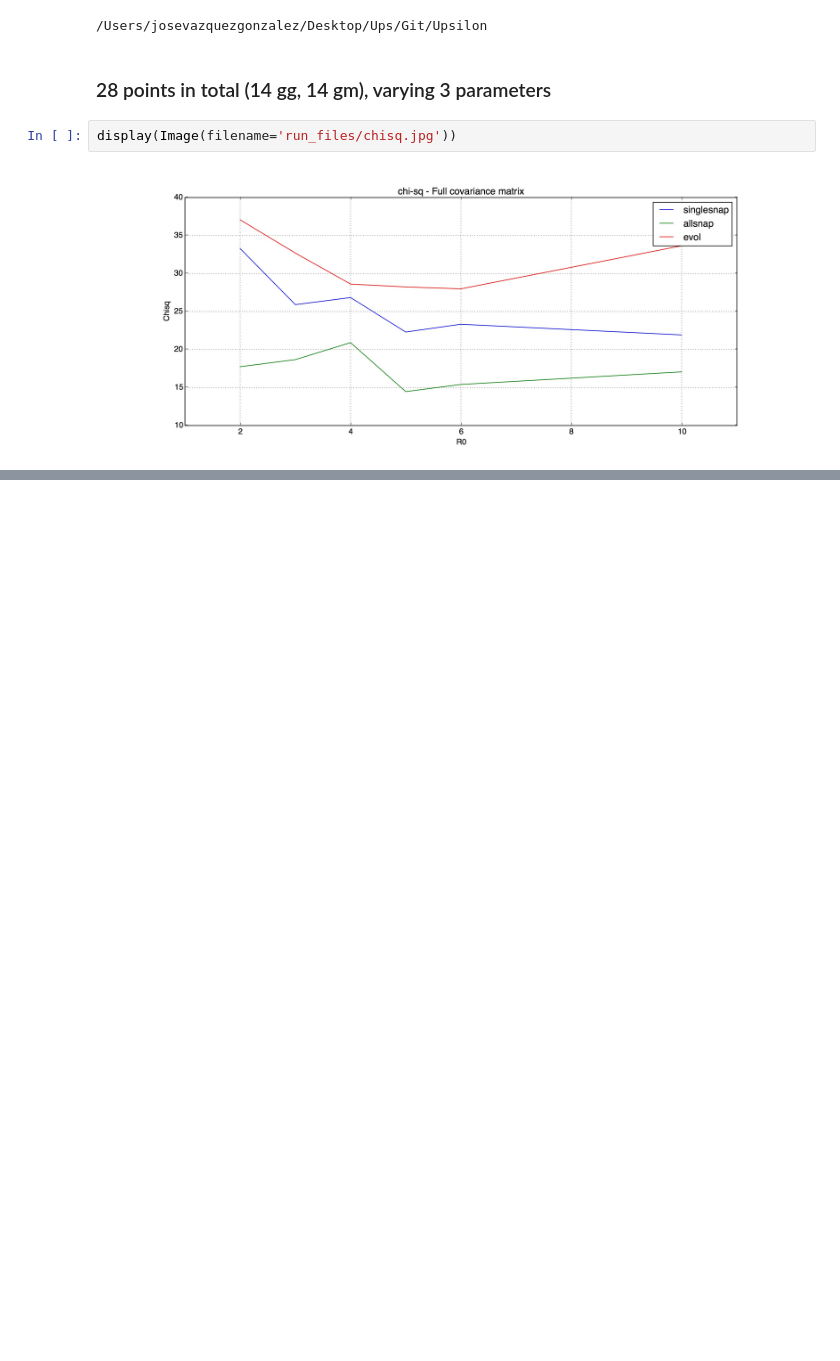
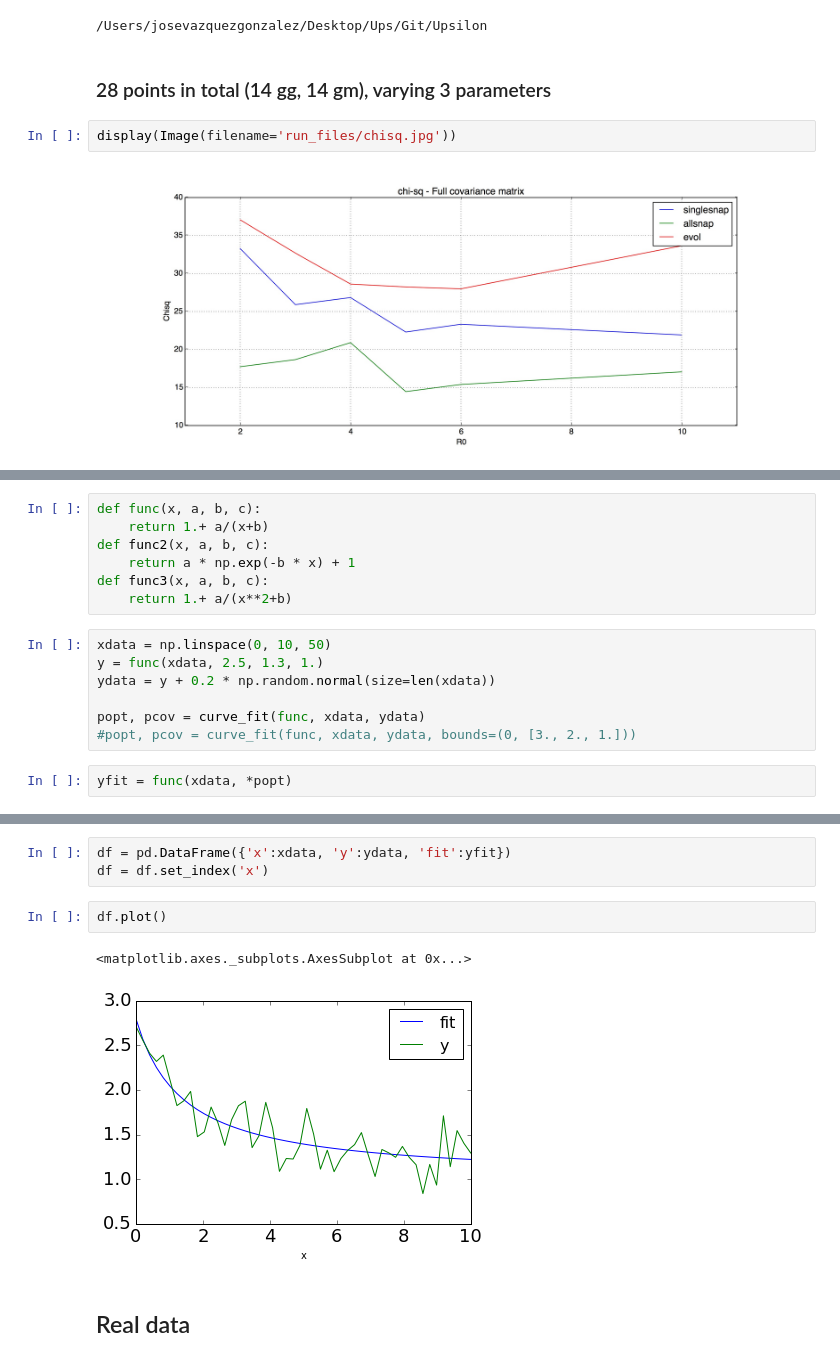
Before and after one commit to ja-vazquez/Upsilon, a Jupyter notebook: Upsilon_plots.ipynb, the cells around one changed output, grey strips where cells are left out. Drawn from its saved outputs; the diff is of its cells as text; blank space fills up the shorter version.

```diff
--- a/Upsilon_plots.ipynb
+++ b/Upsilon_plots.ipynb
@@ -421,0 +429,16 @@ display(Image(filename='run_files/chisq.jpg'))
+# %%
+def func(x, a, b, c):
+    return 1.+ a/(x+b)
+def func2(x, a, b, c):
+    return a * np.exp(-b * x) + 1
+def func3(x, a, b, c):
+    return 1.+ a/(x**2+b)
+# %%
+xdata = np.linspace(0, 10, 50)
+y = func(xdata, 2.5, 1.3, 1.)
+ydata = y + 0.2 * np.random.normal(size=len(xdata))
+
+popt, pcov = curve_fit(func, xdata, ydata)
+#popt, pcov = curve_fit(func, xdata, ydata, bounds=(0, [3., 2., 1.]))
+# %%
+yfit = func(xdata, *popt)
@@ -421,0 +456,10 @@ display(Image(filename='run_files/chisq.jpg'))
+# %%
+df = pd.DataFrame({'x':xdata, 'y':ydata, 'fit':yfit})
+df = df.set_index('x')
+# %%
+df.plot()
+# %% [output]
+<matplotlib.axes._subplots.AxesSubplot at 0x...>
+[figure, added]
+# %% [markdown]
+## Real data
```
Also changed, not shown: parts of 12 cells of this notebook.
